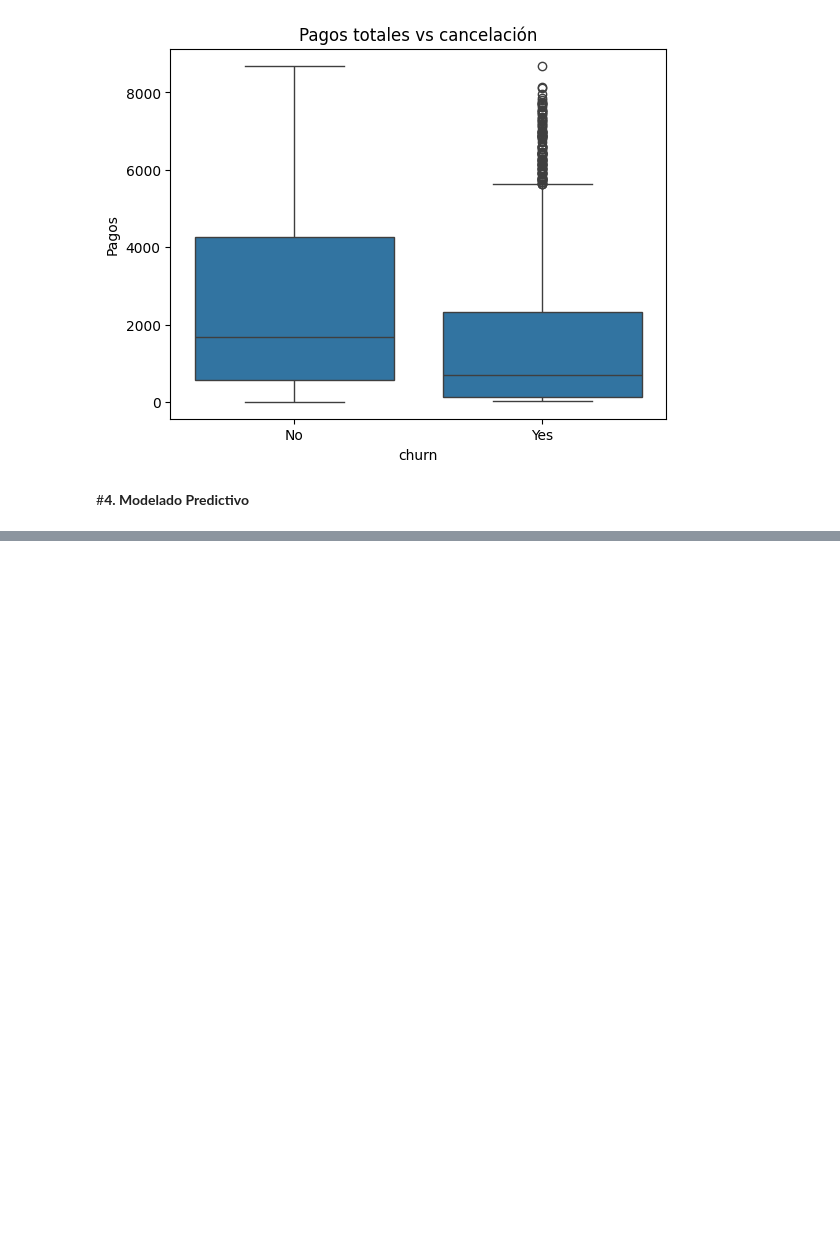
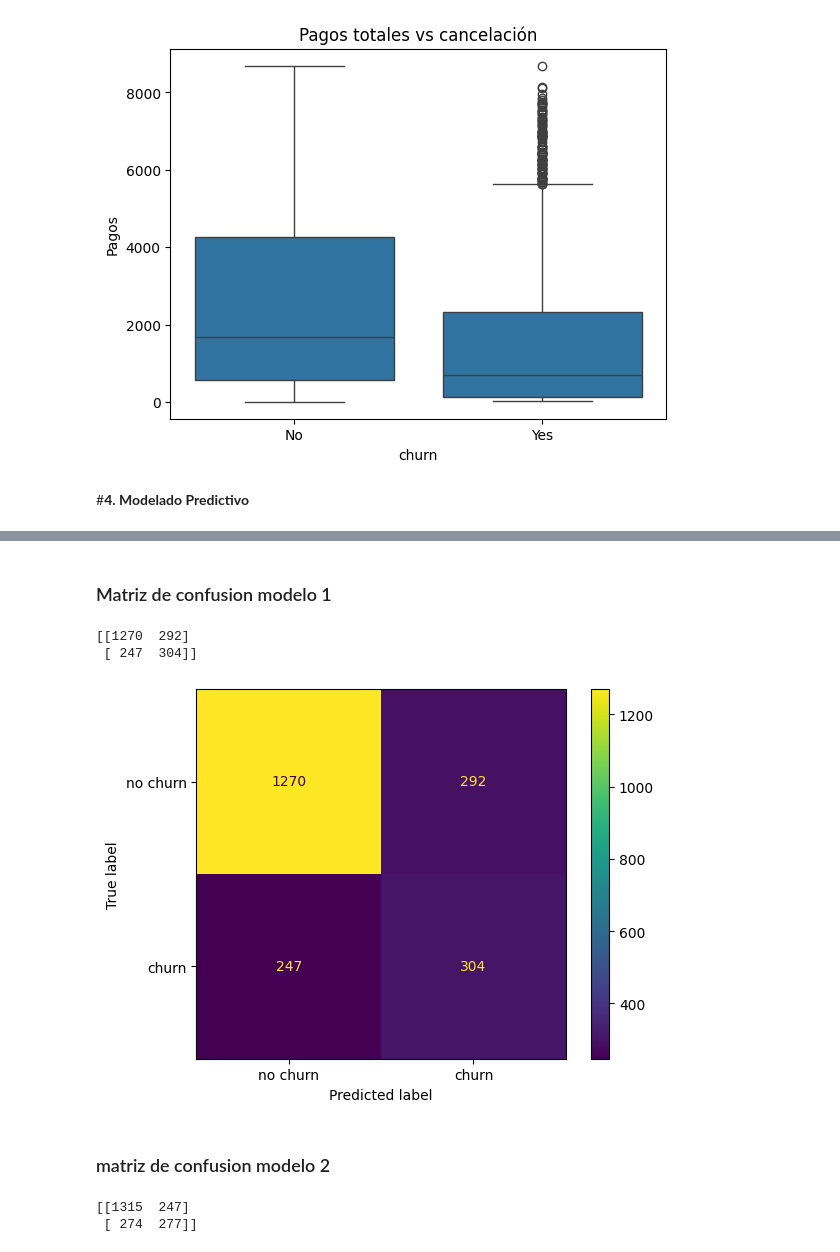
Before and after one commit to dialejo/Telecom_x2, a Jupyter notebook: Telecom_X2_Churn_prediccion.ipynb, the cells around one changed output, grey strips where cells are left out. Drawn from its saved outputs; the diff is of its cells as text; code cells hidden in the pictures; blank space fills up the shorter version.

Commit message:
se escogio el modelo de acuerdo a la evaluacion de los modelos, se optimizo el modelo

```diff
--- a/Telecom_X2_Churn_prediccion.ipynb
+++ b/Telecom_X2_Churn_prediccion.ipynb
@@ -619,0 +606,19 @@ X_train, X_test, y_train, y_test = train_test_split(X, y, test_size=0.30, random
+# %%
+modelo1 = imbpipeline(steps=[
+    ('smote', SMOTE(sampling_strategy=0.5, random_state=42)),
+    ('clf', RandomForestClassifier(
+        n_estimators=200,
+        max_depth=None,
+        class_weight='balanced',
+        random_state=42
+    ))
+])
+
+skf = StratifiedKFold(n_splits=5, shuffle=True, random_state=42)
+
+cv_res_modelo1 = cross_validate(
+    modelo1, X_train, y_train,
+    cv=skf,
+    scoring=['accuracy','recall','precision','f1'],
+    n_jobs=-1
+)
@@ -619,0 +662,4 @@ X_train, X_test, y_train, y_test = train_test_split(X, y, test_size=0.30, random
+# %%
+modelo1.fit(X_train, y_train)
+modelo2.fit(X_train, y_train)
+modelo3.fit(X_train, y_train)
@@ -619,0 +668,4 @@ X_train, X_test, y_train, y_test = train_test_split(X, y, test_size=0.30, random
+# %%
+y_pred1 = modelo1.predict(X_test)
+y_pred2 = modelo2.predict(X_test)
+y_pred3 = modelo3.predict(X_test)
@@ -619,0 +753,22 @@ X_train, X_test, y_train, y_test = train_test_split(X, y, test_size=0.30, random
+# %% [markdown]
+### Matriz de confusion modelo 1
+# %%
+matriz_confusion_1 = confusion_matrix(y_test, y_pred1)
+print(matriz_confusion_1)
+# %% [output]
+[[1270  292]
+ [ 247  304]]
+# %%
+visualizacion_matriz_confusion_1 = ConfusionMatrixDisplay(confusion_matrix=matriz_confusion_1, display_labels=['no churn','churn'])
+visualizacion_matriz_confusion_1.plot()
+plt.show()
+# %% [output]
+[figure, added]
+# %% [markdown]
+### matriz de confusion modelo 2
+# %%
+matriz_confusion_2 = confusion_matrix(y_test, y_pred2)
+print(matriz_confusion_2)
+# %% [output]
+[[1315  247]
+ [ 274  277]]
```
Also changed, not shown: parts of 42 cells of this notebook.
